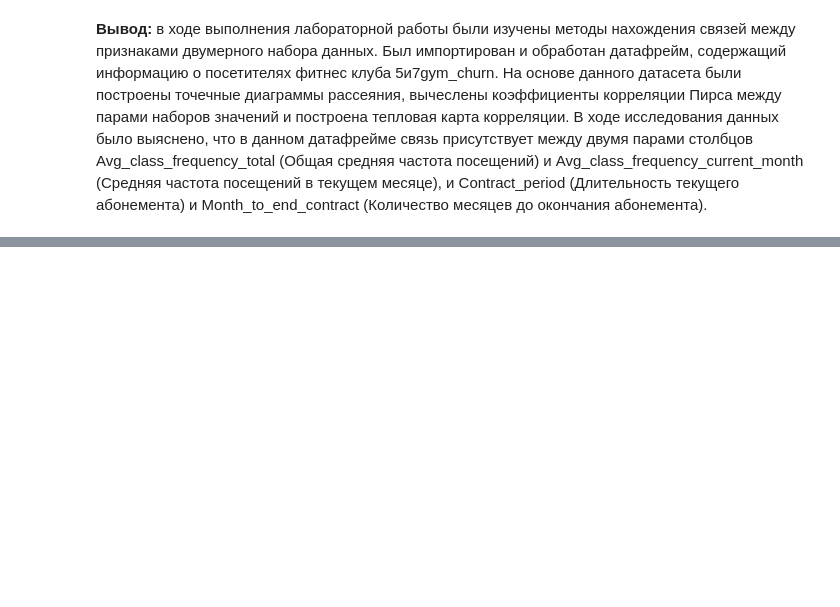
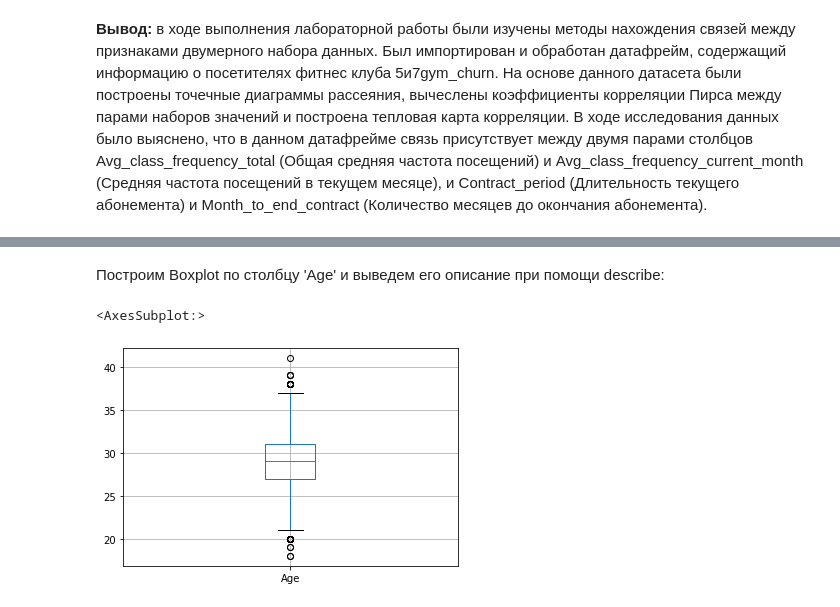
Before and after one commit to DmitryPotemkin/Scikit-Learn_Data_Analysis, a Jupyter notebook: VvADLab2.ipynb, the cells around one changed output, grey strips where cells are left out. Saved outputs shown, nothing was run; the diff lists cells and outputs as text; code cells hidden in the pictures; blank space fills up the shorter version.

```diff
--- a/VvADLab2.ipynb
+++ b/VvADLab2.ipynb
@@ -13,7 +13,7 @@ import matplotlib.pyplot as plt
 # %% [markdown]
 Импортируем датафрейм:
 # %%
-gym_df = pd.read_csv('C:/Users/a379/Downloads/5и7gym_churn.csv')
+gym_df = pd.read_csv('C:/Users/dmitr/Downloads/5и7gym_churn.csv')
 gym_df.head(5)
 # %% [output]
 |  | gender | Near_Location | Partner | Promo_friends | Phone | Contract_period | Group_visits | Age | ... |
@@ -228,0 +232,7 @@ sns.heatmap(gym_df.corr(), annot = True, fmt='.1g', square=True)
+# %% [markdown]
+Построим Boxplot по столбцу 'Age' и выведем его описание при помощи describe:
+# %%
+gym_df.boxplot(column=['Age'])
+# %% [output]
+<AxesSubplot:>
+[figure, added]
```
Also changed, not shown: parts of 7 cells of this notebook.
